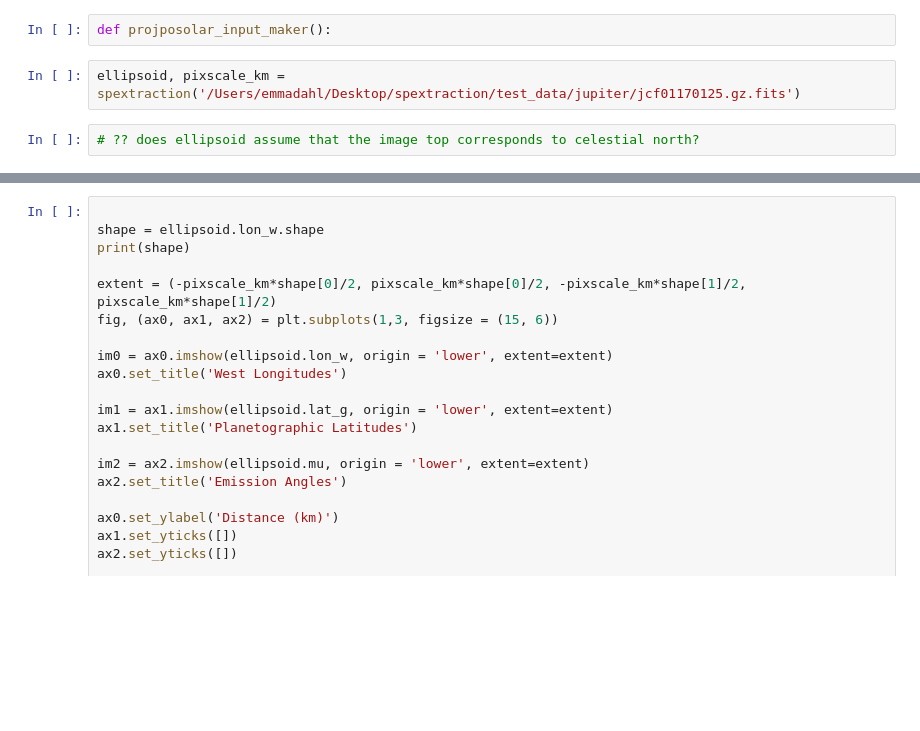
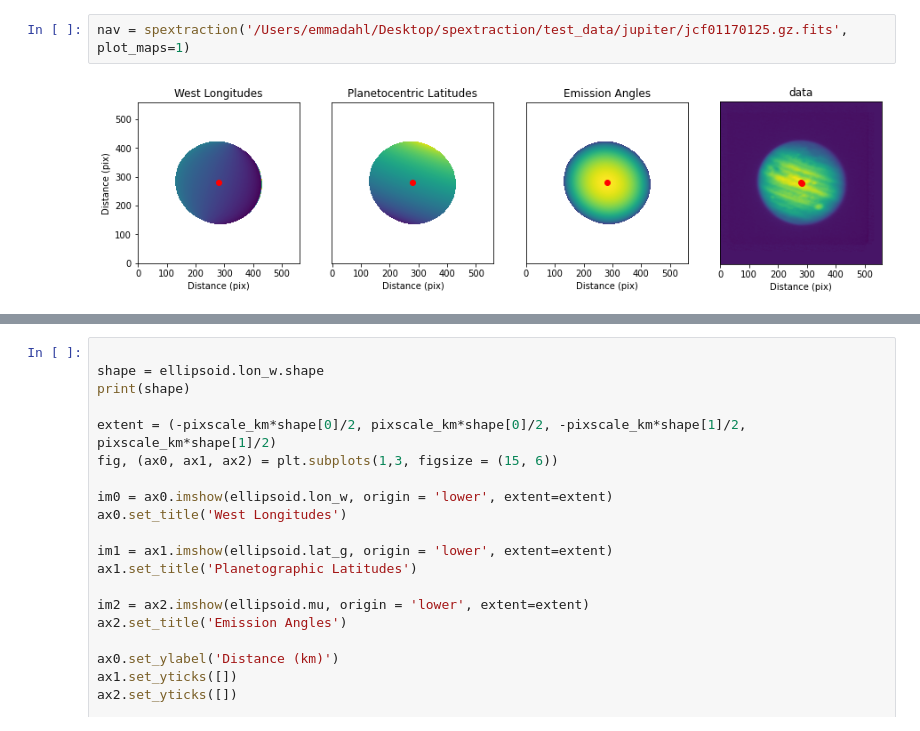
Before and after one commit to dahlek/spextraction, a Jupyter notebook: spextraction.ipynb, the cells around one changed output, grey strips where cells are left out. Cells and saved outputs as stored; diff of their text form; blank space fills up the shorter version.

Commit message:
worked on implementing projposolar; not functional

```diff
--- a/spextraction.ipynb
+++ b/spextraction.ipynb
@@ -188,6 +466,4 @@ def spextraction(filename, ut_date='DATE_OBS', ut_time='TIME_OBS', target='OBJEC
-# %%
-def projposolar_input_maker():
 # %%
-ellipsoid, pixscale_km = spextraction('/Users/emmadahl/Desktop/spextraction/test_data/jupiter/jcf01170125.gz.fits')
+nav = spextraction('/Users/emmadahl/Desktop/spextraction/test_data/jupiter/jcf01170125.gz.fits', plot_maps=1)
+# %% [output]
+[figure, added]
-# %%
-# ?? does ellipsoid assume that the image top corresponds to celestial north?
```
Also changed, not shown: parts of 18 cells of this notebook.
